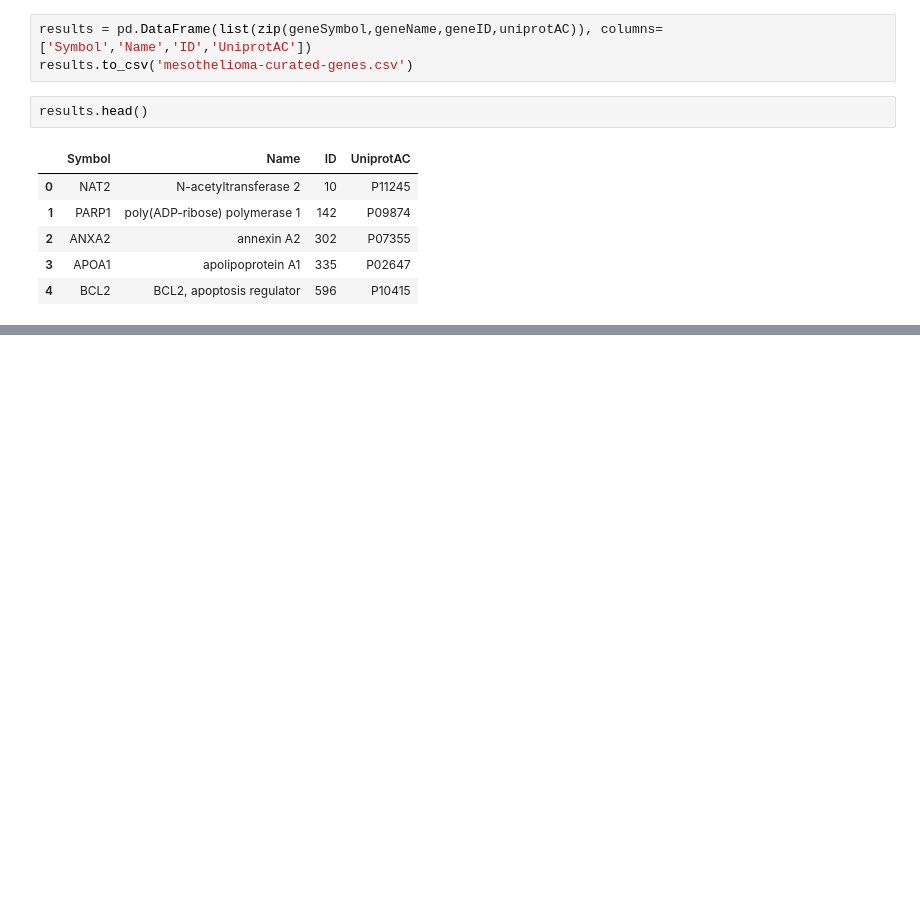
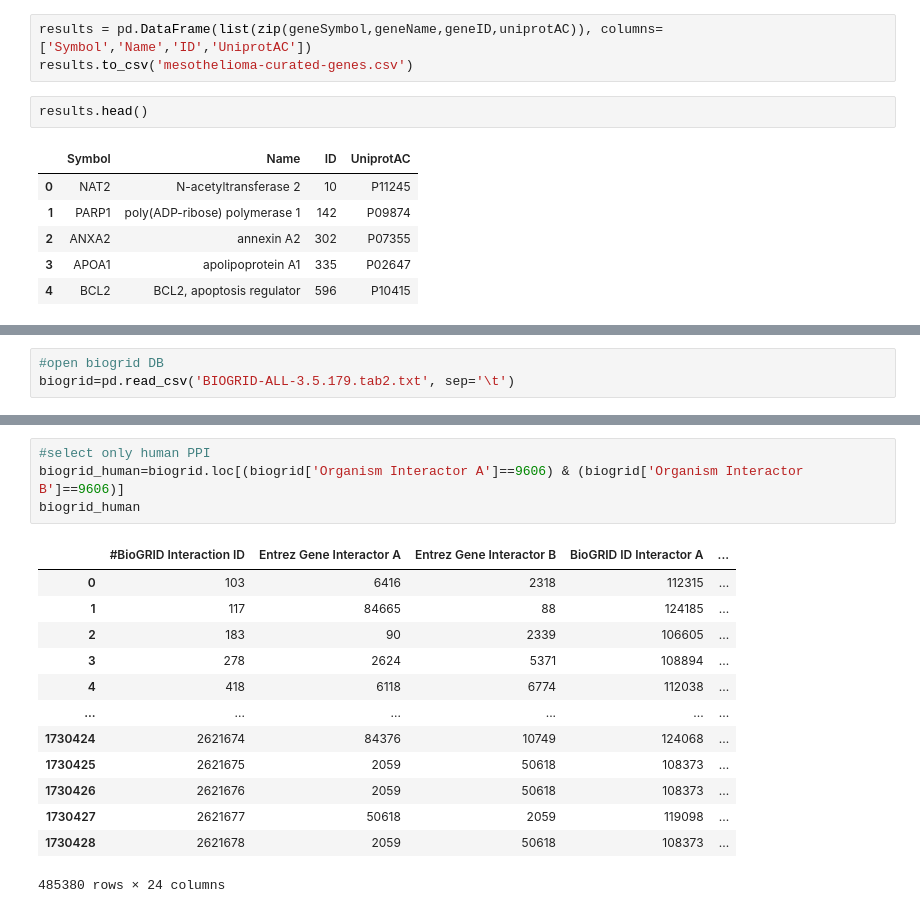
Before and after one commit to giuliacassara/Malignant-Mesothelioma, a Jupyter notebook: Analysis.ipynb, the cells around one changed output, grey strips where cells are left out. Cells and saved outputs as stored; diff of their text form; blank space fills up the shorter version.

```diff
--- a/Analysis.ipynb
+++ b/Analysis.ipynb
@@ -171,0 +171,3 @@ results.head()
+# %%
+#open biogrid DB
+biogrid=pd.read_csv('BIOGRID-ALL-3.5.179.tab2.txt', sep='\t')
@@ -171,0 +216,18 @@ results.head()
+# %%
+#select only human PPI
+biogrid_human=biogrid.loc[(biogrid['Organism Interactor A']==9606) & (biogrid['Organism Interactor B']==9606)]
+biogrid_human
+# %% [output]
+|  | #BioGRID Interaction ID | Entrez Gene Interactor A | Entrez Gene Interactor B | BioGRID ID Interactor A | ... |
+| 0 | 103 | 6416 | 2318 | 112315 | ... |
+| 1 | 117 | 84665 | 88 | 124185 | ... |
+| 2 | 183 | 90 | 2339 | 106605 | ... |
+| 3 | 278 | 2624 | 5371 | 108894 | ... |
+| 4 | 418 | 6118 | 6774 | 112038 | ... |
+| ... | ... | ... | ... | ... | ... |
+| 1730424 | 2621674 | 84376 | 10749 | 124068 | ... |
+| 1730425 | 2621675 | 2059 | 50618 | 108373 | ... |
+| 1730426 | 2621676 | 2059 | 50618 | 108373 | ... |
+| 1730427 | 2621677 | 50618 | 2059 | 119098 | ... |
+| 1730428 | 2621678 | 2059 | 50618 | 108373 | ... |
+485380 rows × 24 columns
```
Also changed, not shown: parts of 27 cells of this notebook, 1 other file.
